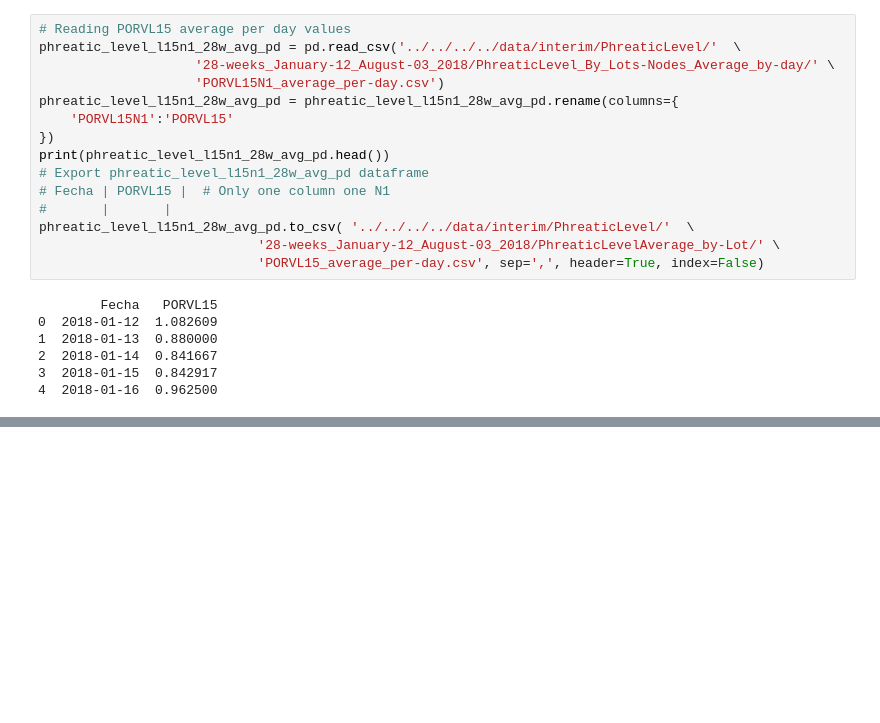
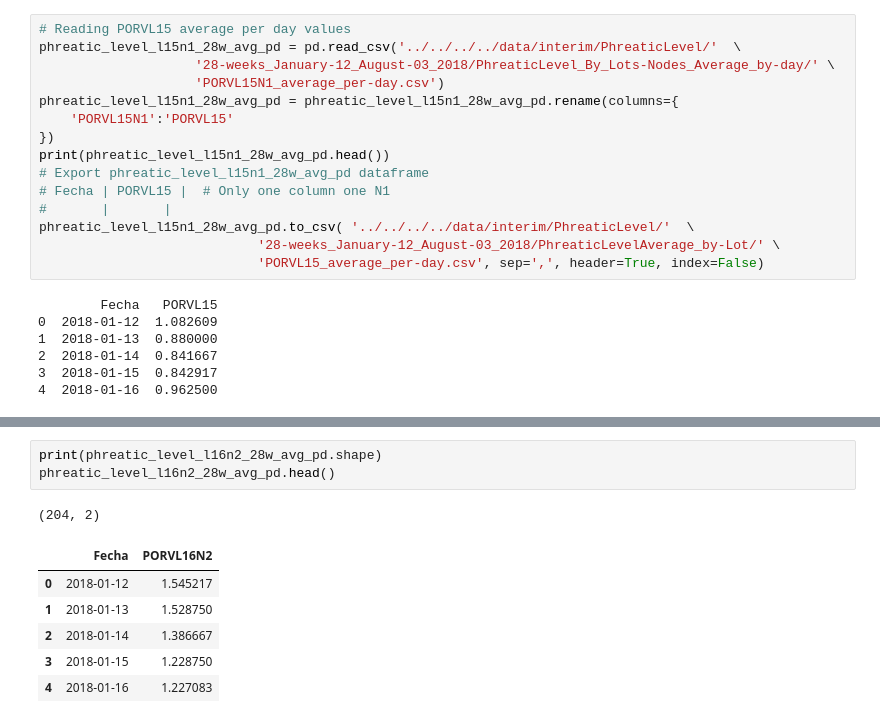
Before and after one commit to bgarcial/sioma_project, a Jupyter notebook: notebooks/averaging_data/PhreaticLevel/28-weeks_January-12_August-03_2018/03-bgarcial-phreatic_level_generating_average_between-nodes_values.ipynb, the cells around one changed output, grey strips where cells are left out. Cells and saved outputs as stored; diff of their text form; blank space fills up the shorter version.

```diff
--- a/notebooks/averaging_data/PhreaticLevel/28-weeks_January-12_August-03_2018/03-bgarcial-phreatic_level_generating_average_between-nodes_values.ipynb
+++ b/notebooks/averaging_data/PhreaticLevel/28-weeks_January-12_August-03_2018/03-bgarcial-phreatic_level_generating_average_between-nodes_values.ipynb
@@ -383,0 +409,11 @@ phreatic_level_l15n1_28w_avg_pd.to_csv( '../../../../data/interim/PhreaticLevel/
+# %%
+print(phreatic_level_l16n2_28w_avg_pd.shape)
+phreatic_level_l16n2_28w_avg_pd.head()
+# %% [output]
+(204, 2)
+|  | Fecha | PORVL16N2 |
+| 0 | 2018-01-12 | 1.545217 |
+| 1 | 2018-01-13 | 1.528750 |
+| 2 | 2018-01-14 | 1.386667 |
+| 3 | 2018-01-15 | 1.228750 |
+| 4 | 2018-01-16 | 1.227083 |
```
Also changed, not shown: parts of 14 cells of this notebook, 2 other files.
